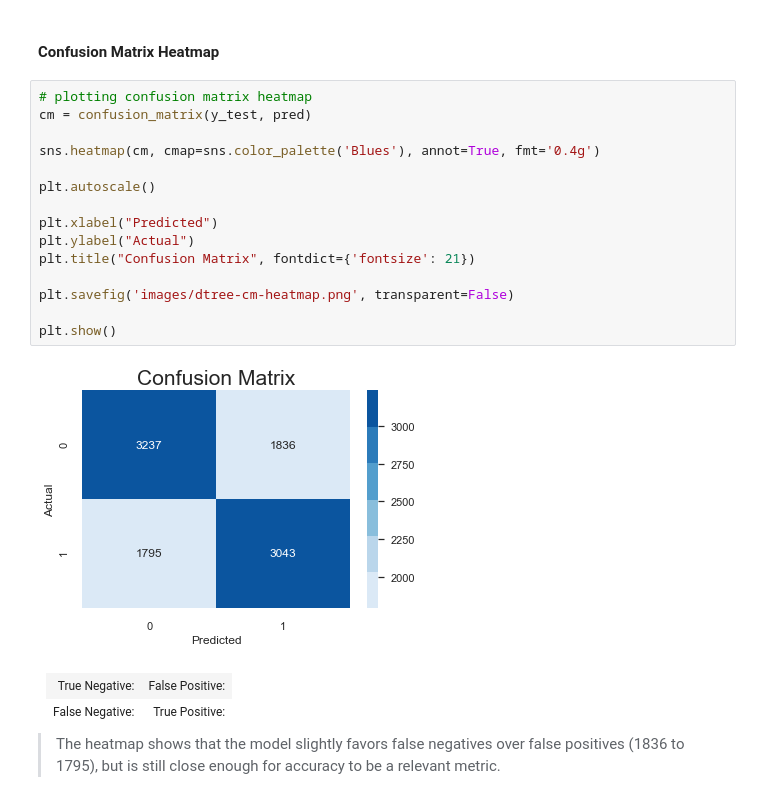
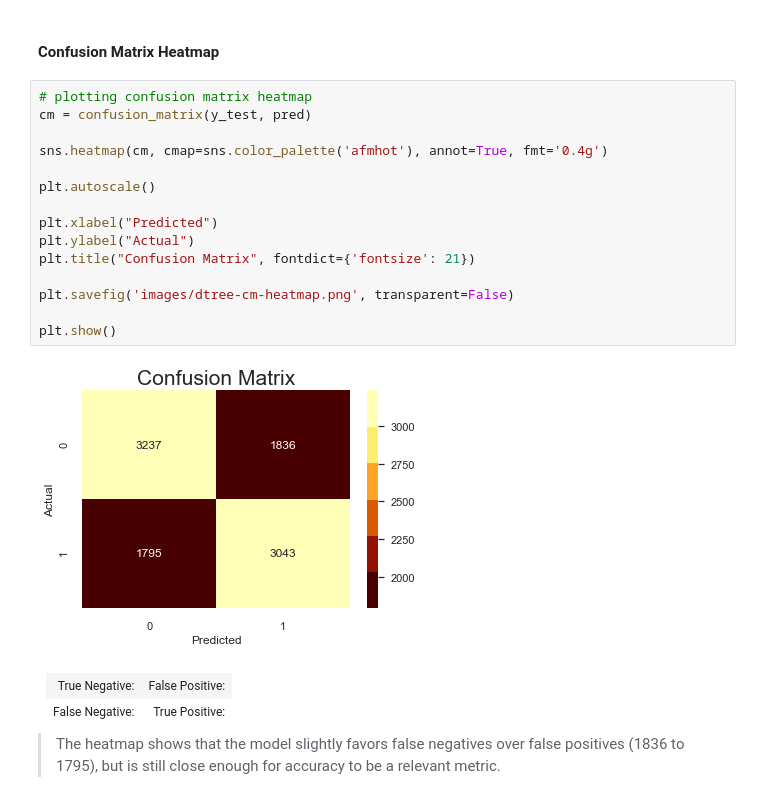
Before and after one commit to jammy-bot/article-shares-prediction, a Jupyter notebook: 02-explore-and-model.ipynb, the cells around one changed output. Saved outputs shown, nothing was run; the diff lists cells and outputs as text.

```diff
--- a/02-explore-and-model.ipynb
+++ b/02-explore-and-model.ipynb
@@ -224,20 +227,20 @@ weighted avg       0.63      0.63      0.63      9911
 # %%
 # plotting confusion matrix heatmap
 cm = confusion_matrix(y_test, pred)
 
-sns.heatmap(cm, cmap=sns.color_palette('Blues'), annot=True, fmt='0.4g')
+sns.heatmap(cm, cmap=sns.color_palette('afmhot'), annot=True, fmt='0.4g')
 
 plt.autoscale()
 
 plt.xlabel("Predicted")
 plt.ylabel("Actual")
 plt.title("Confusion Matrix", fontdict={'fontsize': 21})
 
 plt.savefig('images/dtree-cm-heatmap.png', transparent=False)
 
 plt.show()
 # %% [output]
-[figure, old version]
+[figure, new version]
 # %% [markdown]
 <table>
   <tr>
```
Also changed, not shown: parts of 19 cells of this notebook, 6 other files.
